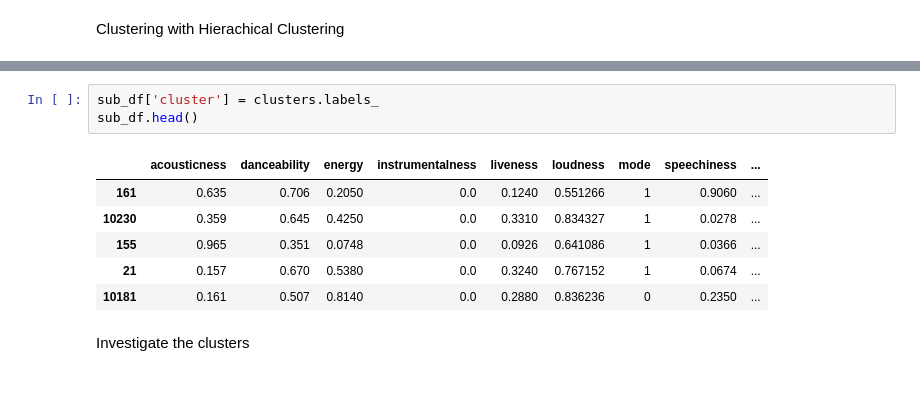
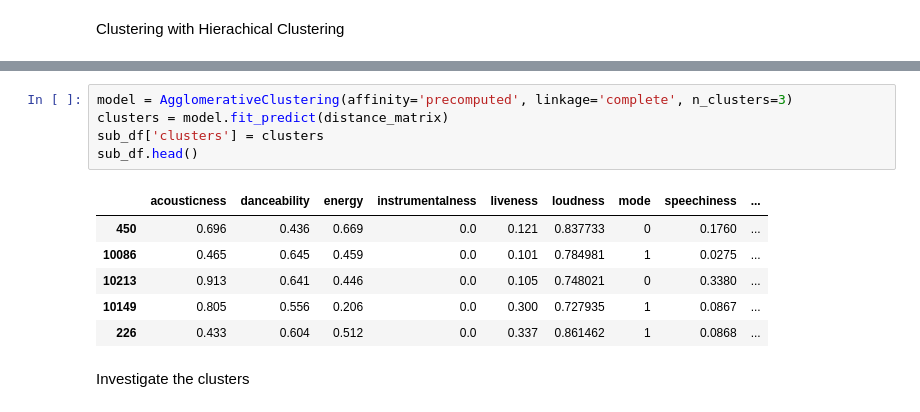
Before and after one commit to ninh-nd/spotify-rec, a Jupyter notebook: seed/data.ipynb, the cells around one changed output, grey strips where cells are left out. Cells and saved outputs as stored; diff of their text form.

```diff
--- a/seed/data.ipynb
+++ b/seed/data.ipynb
@@ -93,13 +112,15 @@ clusters = model.fit(distance_matrix)
 # %%
-sub_df['cluster'] = clusters.labels_
+model = AgglomerativeClustering(affinity='precomputed', linkage='complete', n_clusters=3)
+clusters = model.fit_predict(distance_matrix)
+sub_df['clusters'] = clusters
 sub_df.head()
 # %% [output]
 |  | acousticness | danceability | energy | instrumentalness | liveness | loudness | mode | speechiness | ... |
-| 161 | 0.635 | 0.706 | 0.2050 | 0.0 | 0.1240 | 0.551266 | 1 | 0.9060 | ... |
-| 10230 | 0.359 | 0.645 | 0.4250 | 0.0 | 0.3310 | 0.834327 | 1 | 0.0278 | ... |
-| 155 | 0.965 | 0.351 | 0.0748 | 0.0 | 0.0926 | 0.641086 | 1 | 0.0366 | ... |
-| 21 | 0.157 | 0.670 | 0.5380 | 0.0 | 0.3240 | 0.767152 | 1 | 0.0674 | ... |
-| 10181 | 0.161 | 0.507 | 0.8140 | 0.0 | 0.2880 | 0.836236 | 0 | 0.2350 | ... |
+| 450 | 0.696 | 0.436 | 0.669 | 0.0 | 0.121 | 0.837733 | 0 | 0.1760 | ... |
+| 10086 | 0.465 | 0.645 | 0.459 | 0.0 | 0.101 | 0.784981 | 1 | 0.0275 | ... |
+| 10213 | 0.913 | 0.641 | 0.446 | 0.0 | 0.105 | 0.748021 | 0 | 0.3380 | ... |
+| 10149 | 0.805 | 0.556 | 0.206 | 0.0 | 0.300 | 0.727935 | 1 | 0.0867 | ... |
+| 226 | 0.433 | 0.604 | 0.512 | 0.0 | 0.337 | 0.861462 | 1 | 0.0868 | ... |
 # %% [markdown]
 Investigate the clusters
 # %%
```
Also changed, not shown: parts of 10 cells of this notebook.
